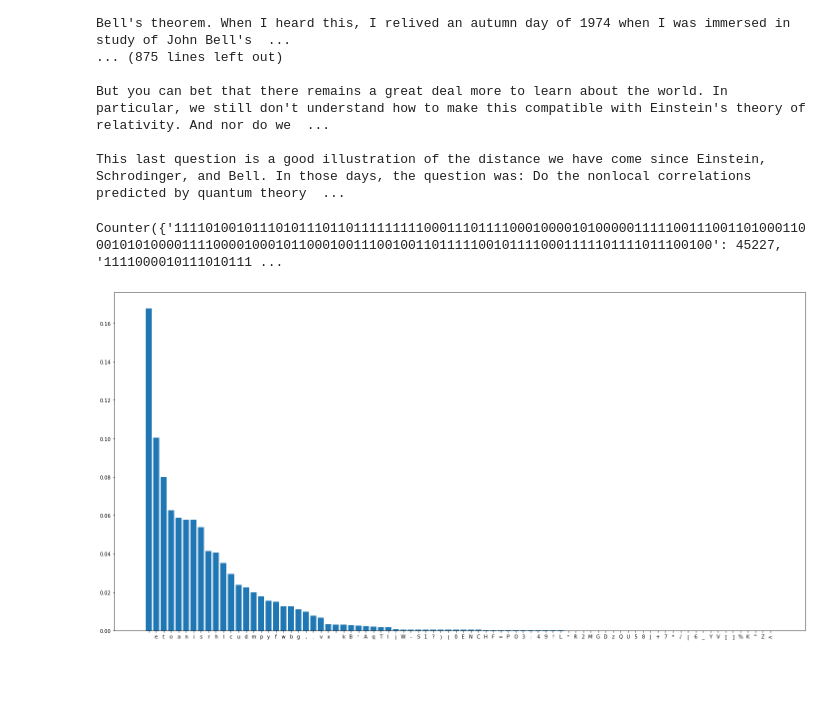
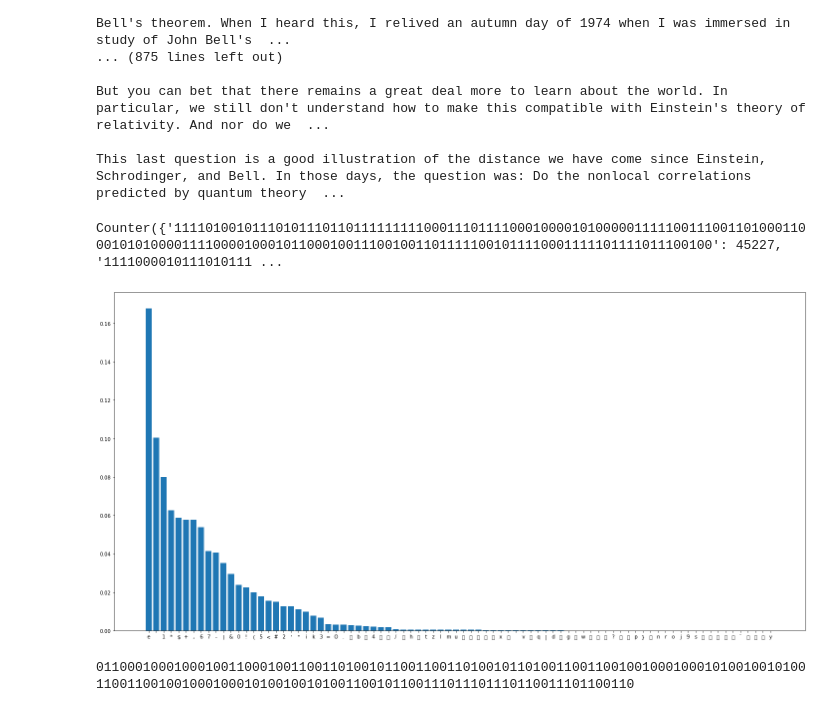
Before and after one commit to valofey/CTF_QRate, a Jupyter notebook: CTF_QRate.ipynb, the cells around one changed output. Cells and saved outputs as stored; diff of their text form; code cells hidden in the pictures; blank space fills up the shorter version.

Commit message:
Added quite a lot of text, including comments.

```diff
--- a/CTF_QRate.ipynb
+++ b/CTF_QRate.ipynb
@@ -65,5 +118,5 @@ interactive(children=(FloatSlider(value=0.5, description='saturation', max=1.0),
 # %%
-key = 'mctf{try_using_QRNG}'
+ flag = 'mctf{try_using_QRNG}'
 
 def string_to_binary_utf8(message):
     return ''.join(str(format(ord(letter), '08b')) for letter in message)
@@ -196,17 +249,17 @@ But you can bet that there remains a great deal more to learn about the world. I
 
 This last question is a good illustration of the distance we have come since Einstein, Schrodinger, and Bell. In those days, the question was: Do the nonlocal correlations predicted by quantum theory  ...
 # %%
-k = xor_with_key(string_to_binary_utf8(key), string_to_binary_pixels(text))
+k = xor_with_key(string_to_binary_utf8(flag), string_to_binary_pixels(text))
 a = [k[i:i+160] for i in range(0, len(k), 160)]
 print(Counter(a))
 plt.rcParams["figure.figsize"] = [20, 10]
 plt.rcParams["figure.autolayout"] = True
 d = Counter(a)
 d_filtered = d.most_common()
-a = list((binary_pixels_to_char(xor_with_key(string_to_binary_utf8(key), x[0])) for x in d_filtered))
+a = list((binary_pixels_to_char(x[0]) for x in d_filtered)) #xor_with_key(string_to_binary_utf8(flag), x[0])) for x in d_filtered))
 b = list((x[1]/sum(list(x[1] for x in d_filtered)) for x in d_filtered))
 plt.bar(a, b)
 plt.show()
 # %% [output]
 Counter({'1111010010111010111011011111111100011101111000100001010000011111001110011010001100010101000011110000100010110001001110010011011111001011110001111101111011100100': 45227, '1111000010111010111 ...
-[figure, old version]
+[figure, new version]
@@ -212,0 +270,4 @@ Counter({'1111010010111010111011011111111100011101111000100001010000011111001110
+# %%
+print(string_to_binary_pixels('t'))
+# %% [output]
+0110001000100010011000100110011010010110011001101001011010011001100100100010001010010010100110011001001000100010100100101001100101100111011101110110011101100110
```
Also changed, not shown: parts of 14 cells of this notebook, 3 other files.
